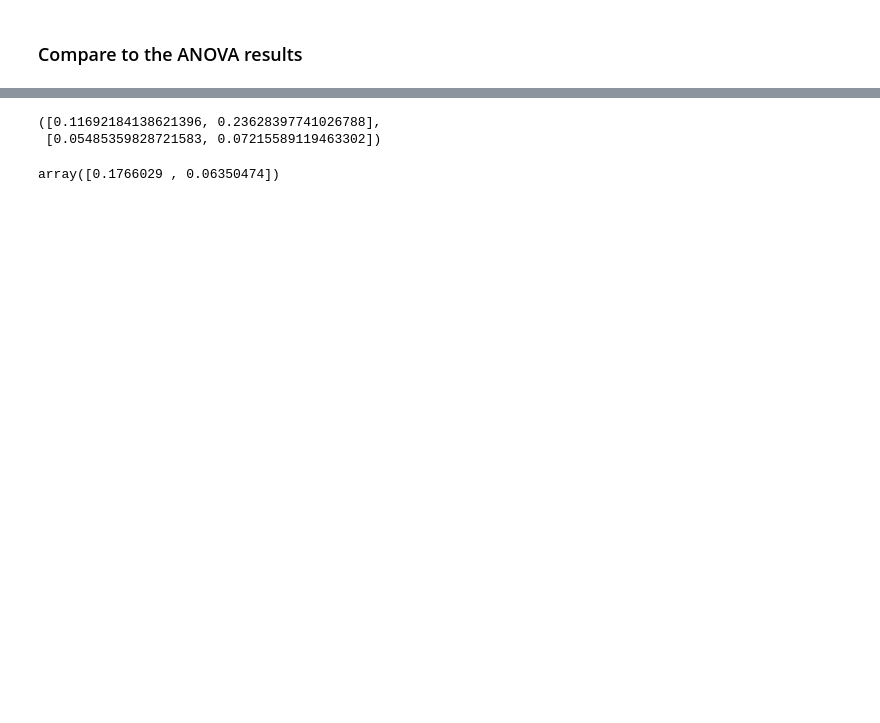
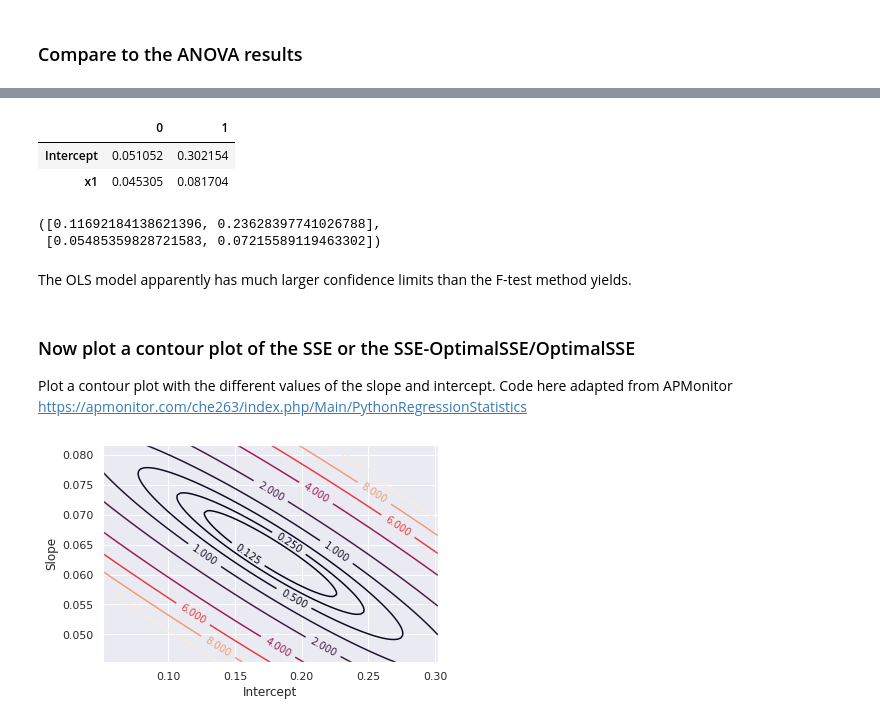
Before and after one commit to clint-bg/tools, a Jupyter notebook: ConfidenceIntervals.ipynb, the cells around one changed output, grey strips where cells are left out. Cells and saved outputs as stored; diff of their text form; code cells hidden in the pictures; blank space fills up the shorter version.

```diff
--- a/ConfidenceIntervals.ipynb
+++ b/ConfidenceIntervals.ipynb
@@ -276,12 +276,43 @@ ANOVA results
            df    sum_sq   mean_sq          F    PR(>F)
 x1        1.0  0.230339  0.230339  68.080538  0.000075
 Residual  7.0  0.023683  0.003383        NaN       NaN
-# %%
-minmax_b,minmax_m
-# %% [output]
-([0.11692184138621396, 0.23628397741026788],
- [0.05485359828721583, 0.07215589119463302])
-# %%
-optparametervals
-# %% [output]
-array([0.1766029 , 0.06350474])
+# %%
+model.conf_int() #confidence interval with the statsmodel, ols method
+# %% [output]
+|  | 0 | 1 |
+| Intercept | 0.051052 | 0.302154 |
+| x1 | 0.045305 | 0.081704 |
+# %%
+minmax_b,minmax_m #confidence limits with the F-test for the intercept and slope
+# %% [output]
+([0.11692184138621396, 0.23628397741026788],
+ [0.05485359828721583, 0.07215589119463302])
+# %% [markdown]
+The OLS model apparently has much larger confidence limits than the F-test method yields.
+# %% [markdown]
+### Now plot a contour plot of the SSE or the SSE-OptimalSSE/OptimalSSE
+Plot a contour plot with the different values of the slope and intercept. Code here adapted from APMonitor https://apmonitor.com/che263/index.php/Main/PythonRegressionStatistics
+# %%
+#setup code for contour plot
+nopts = 100
+intercepts = np.linspace(model.conf_int()[0][0],model.conf_int()[1][0],nopts)
+slopes = np.linspace(model.conf_int()[0][1],model.conf_int()[1][1],nopts)
+xgrid, ygrid = np.meshgrid(intercepts, slopes)
+
+# sum of squared errors
+sse = np.empty((nopts,nopts)); lhs = np.empty((nopts,nopts))
+for i in range(nopts):
+    for j in range(nopts):
+        at = xgrid[i,j]
+        bt = ygrid[i,j]
+        sse[i,j] = linearSSE([at,bt])
+        lhs[i,j] = (sse[i,j] - optimalSSE)/optimalSSE
+# %%
+plt.figure()
+cplot = plt.contour(xgrid,ygrid,lhs,[0.125,0.25,0.5,1,2,4,6,8,10])
+plt.clabel(cplot, inline=1, fontsize=10)
+plt.xlabel('Intercept')
+plt.ylabel('Slope')
+plt.show()
+# %% [output]
+[figure, added]
```
Also changed, not shown: parts of 6 cells of this notebook.
